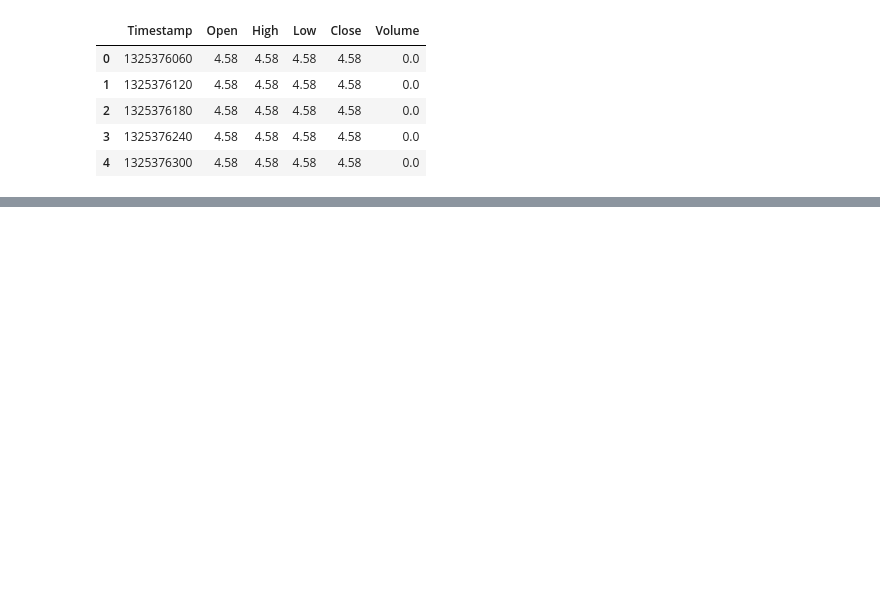
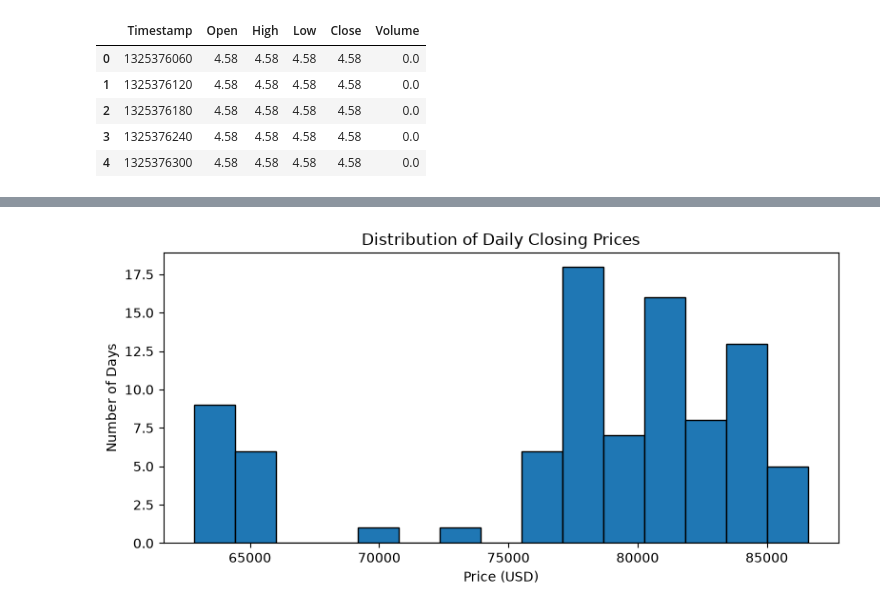
Before and after one commit to kiyul728-creator/Data-Analysis-road-to-Business, a Jupyter notebook: DATA_ANALYSIS/6주차/bitcoin.ipynb, the cells around one changed output, grey strips where cells are left out. Saved outputs shown, nothing was run; the diff lists cells and outputs as text; code cells hidden in the pictures; blank space fills up the shorter version.

```diff
--- a/DATA_ANALYSIS/6주차/bitcoin.ipynb
+++ b/DATA_ANALYSIS/6주차/bitcoin.ipynb
@@ -47,0 +127,12 @@ df.head()
+# %%
+fig, ax = plt.subplots(figsize=(8, 4))
+
+ax.hist(recent["Close"], bins=15, edgecolor="black")
+ax.set_title("Distribution of Daily Closing Prices")
+ax.set_xlabel("Price (USD)")
+ax.set_ylabel("Number of Days")
+
+plt.tight_layout()
+plt.show()
+# %% [output]
+[figure, added]
```
Also changed, not shown: parts of 11 cells of this notebook, 1 other file.
